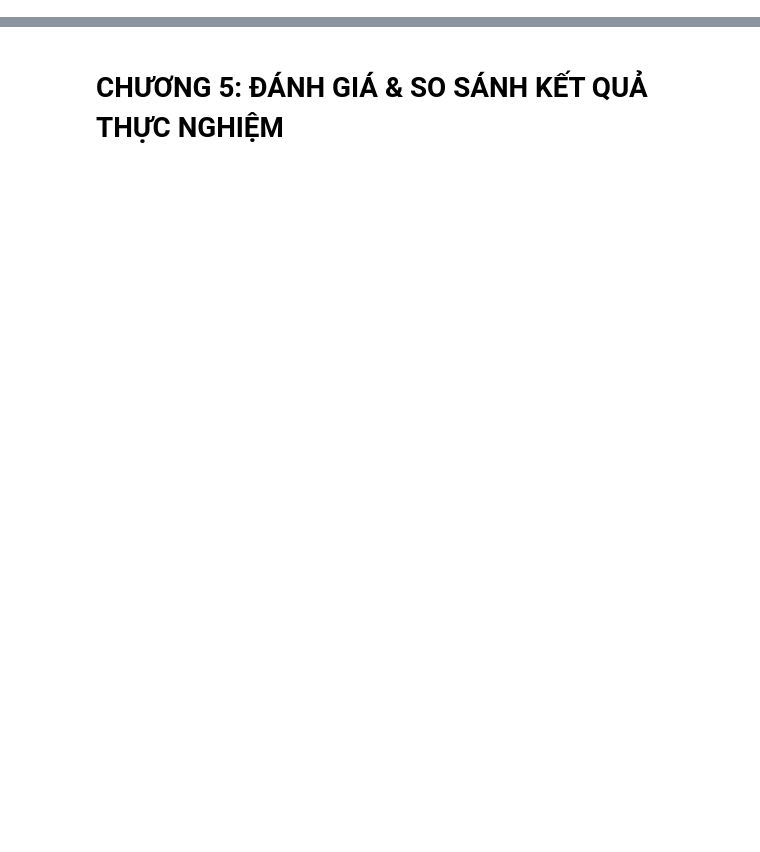
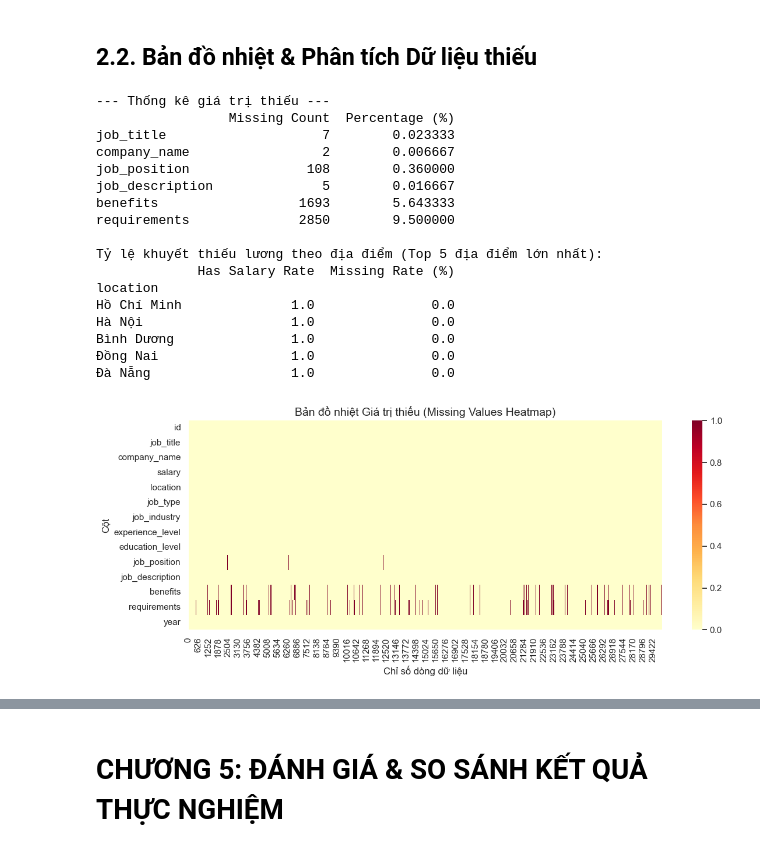
Before and after one commit to vcongggggg/KHDL, a Jupyter notebook: TieuLuan/15 - Du doan muc luong ky vong/TieuLuan_Nhom15.ipynb, the cells around one changed output, grey strips where cells are left out. Cells and saved outputs as stored; diff of their text form; code cells hidden in the pictures; blank space fills up the shorter version.

```diff
--- a/TieuLuan/15 - Du doan muc luong ky vong/TieuLuan_Nhom15.ipynb
+++ b/TieuLuan/15 - Du doan muc luong ky vong/TieuLuan_Nhom15.ipynb
@@ -407,0 +87,44 @@ for model_name, model in models.items():
+# %% [markdown]
+## 2.2. Bản đồ nhiệt & Phân tích Dữ liệu thiếu
+# %%
+missing_data = raw_train.isnull().sum().to_frame(name='Missing Count')
+missing_data['Percentage (%)'] = (missing_data['Missing Count'] / len(raw_train)) * 100
+print('--- Thống kê giá trị thiếu ---')
+print(missing_data[missing_data['Missing Count'] > 0])
+
+# Kiểm tra thiên lệch dữ liệu thiếu của cột lương theo địa điểm tuyển dụng
+raw_train['_has_salary'] = raw_train['salary'].notna()
+missing_by_loc = raw_train.groupby('location')['_has_salary'].mean().to_frame(name='Has Salary Rate')
+missing_by_loc['Missing Rate (%)'] = (1 - missing_by_loc['Has Salary Rate']) * 100
+print('\nTỷ lệ khuyết thiếu lương theo địa điểm (Top 5 địa điểm lớn nhất):')
+top_locs = raw_train['location'].value_counts().head(5).index
+print(missing_by_loc.loc[top_locs])
+raw_train.drop(columns=['_has_salary'], inplace=True)
+
+# Trực quan bản đồ nhiệt dữ liệu thiếu
+plt.figure(figsize=(12, 5))
+sns.heatmap(raw_train.isnull().T, cbar=True, cmap='YlOrRd', yticklabels=True)
+plt.title('Bản đồ nhiệt Giá trị thiếu (Missing Values Heatmap)', fontsize=14)
+plt.xlabel('Chỉ số dòng dữ liệu')
+plt.ylabel('Cột')
+plt.tight_layout()
+plt.show()
+# %% [output]
+--- Thống kê giá trị thiếu ---
+                 Missing Count  Percentage (%)
+job_title                    7        0.023333
+company_name                 2        0.006667
+job_position               108        0.360000
+job_description              5        0.016667
+benefits                  1693        5.643333
+requirements              2850        9.500000
+
+Tỷ lệ khuyết thiếu lương theo địa điểm (Top 5 địa điểm lớn nhất):
+             Has Salary Rate  Missing Rate (%)
+location
+Hồ Chí Minh              1.0               0.0
+Hà Nội                   1.0               0.0
+Bình Dương               1.0               0.0
+Đồng Nai                 1.0               0.0
+Đà Nẵng                  1.0               0.0
+[figure, added]
```
Also changed, not shown: parts of 84 cells of this notebook, 1 other file.
